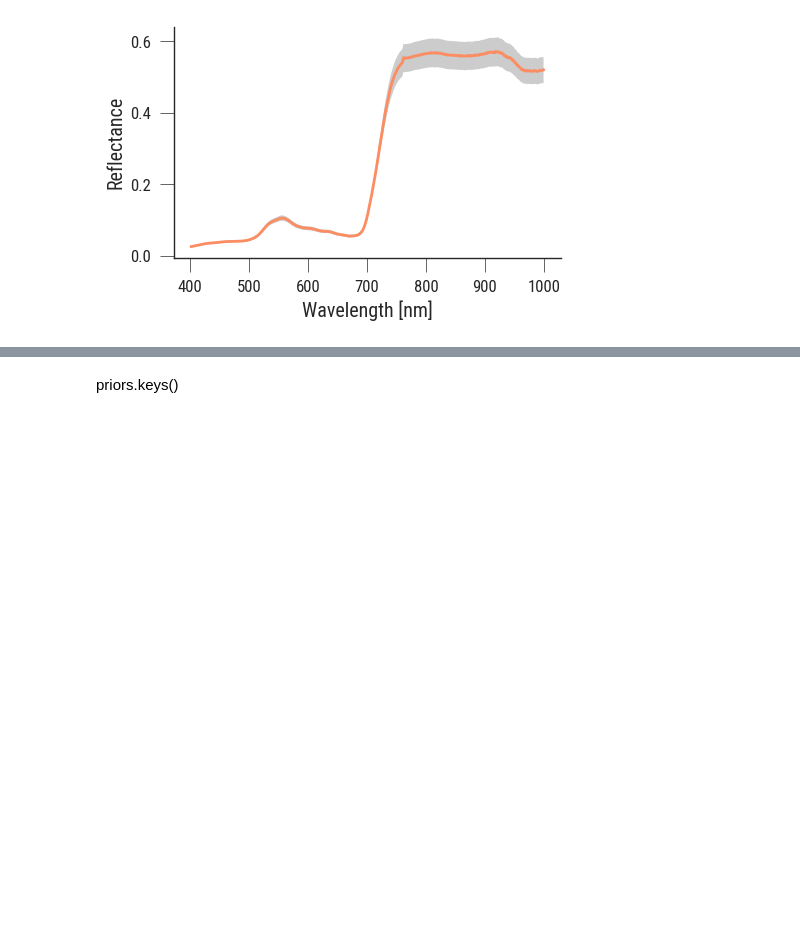
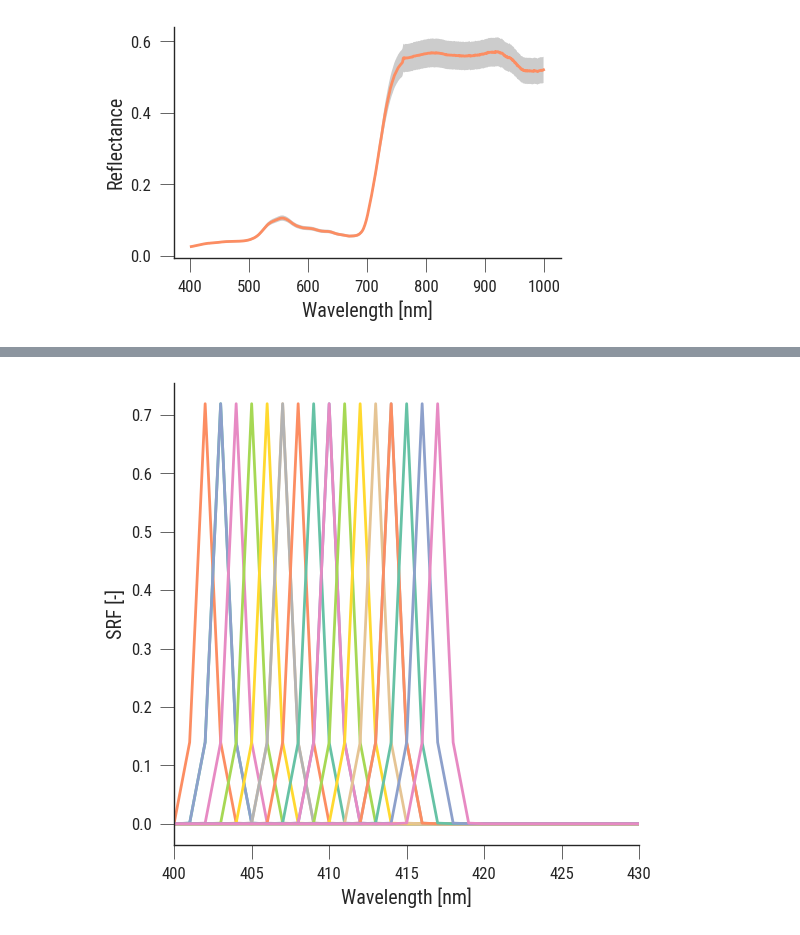
Before and after one commit to jgomezdans/pangeos_uq, a Jupyter notebook: notebooks/09-PiccoloDoppioInversion.ipynb, the cells around one changed output, grey strips where cells are left out. Drawn from its saved outputs; the diff is of its cells as text; code cells hidden in the pictures; blank space fills up the shorter version.

```diff
--- a/notebooks/09-PiccoloDoppioInversion.ipynb
+++ b/notebooks/09-PiccoloDoppioInversion.ipynb
@@ -60,12 +70,36 @@ plt.ylabel("Reflectance");
 # %%
+from scipy.ndimage import gaussian_filter1d
+
 # Create the array representing the 400 to 2500 nm range
 nm_range = np.linspace(400, 2500, 2101)
 wvs = df.wl.to_numpy()
 # Create the N x 2101 SRF array
 srf = np.zeros((len(wvs), 2101))
 
 # Find the closest index for each wavelength and set that position to 1
 closest_indices = np.abs(nm_range[:, None] - wvs).argmin(axis=0)
 srf[np.arange(len(wvs)), closest_indices] = 1
+
+# Convert FWHM to standard deviation (sigma)
+fwhm = 1.3  # in nm
+sigma = fwhm / (2 * np.sqrt(2 * np.log(2)))
+
+# Assume nm_range is the array representing the 400 to 2500 nm range
+nm_step = np.mean(np.diff(nm_range))  # step size between nm points in nm_range
+sigma_pixels = sigma / nm_step  # convert sigma to units of pixels in  nm_range
+
+# Apply Gaussian convolution to each row of the result array
+convolved_result = np.array(
+    [gaussian_filter1d(row, sigma_pixels) for row in srf]
+)
+# Normalise so that the integral of the SRF adds up to unity...
+srf = convolved_result / convolved_result.sum(axis=1, keepdims=True)
+
+
+# Plot the first 20 spectral response functions
+plt.plot(nm_range, srf[0:20].T)
+plt.ylabel("SRF [-]")
+plt.xlabel("Wavelength [nm]")
+plt.xlim(400, 430);
+# %% [output]
+[figure, added]
-# %% [markdown]
-priors.keys()
```
Also changed, not shown: parts of 9 cells of this notebook.
